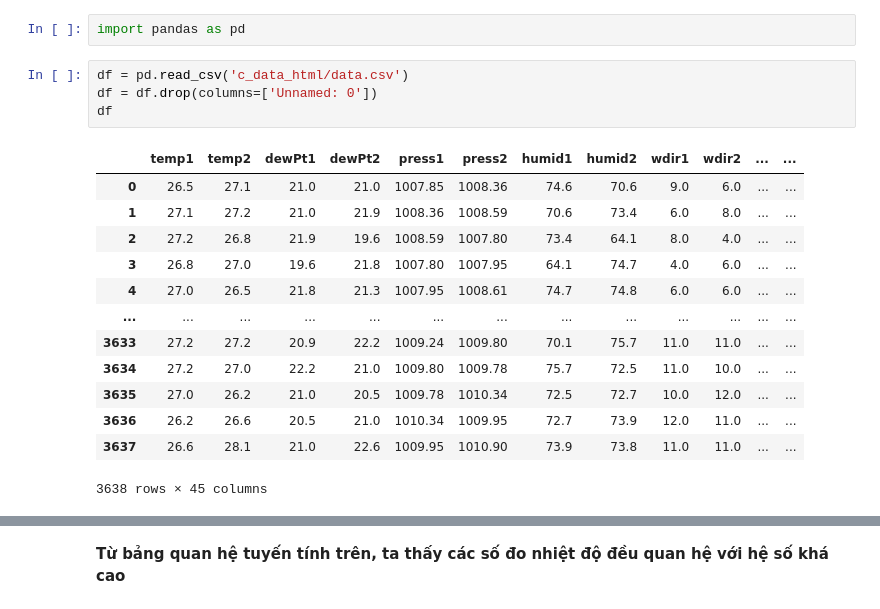
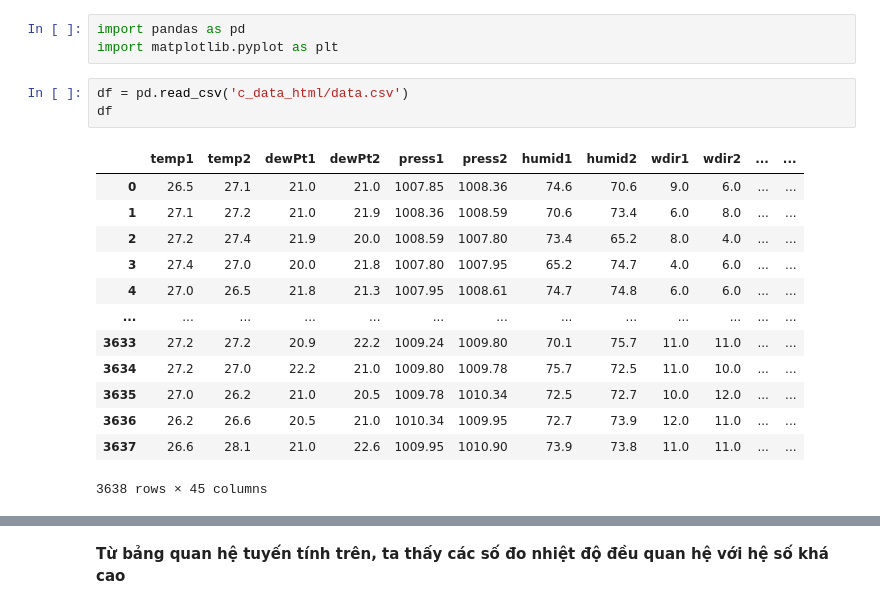
Before and after one commit to pumpkinsuu/DA-KHDL, a Jupyter notebook: Analysis.ipynb, the cells around one changed output, grey strips where cells are left out. Saved outputs shown, nothing was run; the diff lists cells and outputs as text.

```diff
--- a/Analysis.ipynb
+++ b/Analysis.ipynb
@@ -1,15 +1,15 @@
 # %%
 import pandas as pd
+import matplotlib.pyplot as plt
 # %%
 df = pd.read_csv('c_data_html/data.csv')
-df = df.drop(columns=['Unnamed: 0'])
 df
 # %% [output]
 |  | temp1 | temp2 | dewPt1 | dewPt2 | press1 | press2 | humid1 | humid2 | wdir1 | wdir2 | ... | ... |
 | 0 | 26.5 | 27.1 | 21.0 | 21.0 | 1007.85 | 1008.36 | 74.6 | 70.6 | 9.0 | 6.0 | ... | ... |
 | 1 | 27.1 | 27.2 | 21.0 | 21.9 | 1008.36 | 1008.59 | 70.6 | 73.4 | 6.0 | 8.0 | ... | ... |
-| 2 | 27.2 | 26.8 | 21.9 | 19.6 | 1008.59 | 1007.80 | 73.4 | 64.1 | 8.0 | 4.0 | ... | ... |
-| 3 | 26.8 | 27.0 | 19.6 | 21.8 | 1007.80 | 1007.95 | 64.1 | 74.7 | 4.0 | 6.0 | ... | ... |
+| 2 | 27.2 | 27.4 | 21.9 | 20.0 | 1008.59 | 1007.80 | 73.4 | 65.2 | 8.0 | 4.0 | ... | ... |
+| 3 | 27.4 | 27.0 | 20.0 | 21.8 | 1007.80 | 1007.95 | 65.2 | 74.7 | 4.0 | 6.0 | ... | ... |
 | 4 | 27.0 | 26.5 | 21.8 | 21.3 | 1007.95 | 1008.61 | 74.7 | 74.8 | 6.0 | 6.0 | ... | ... |
 | ... | ... | ... | ... | ... | ... | ... | ... | ... | ... | ... | ... | ... |
 | 3633 | 27.2 | 27.2 | 20.9 | 22.2 | 1009.24 | 1009.80 | 70.1 | 75.7 | 11.0 | 11.0 | ... | ... |
```
Also changed, not shown: parts of 11 cells of this notebook.
